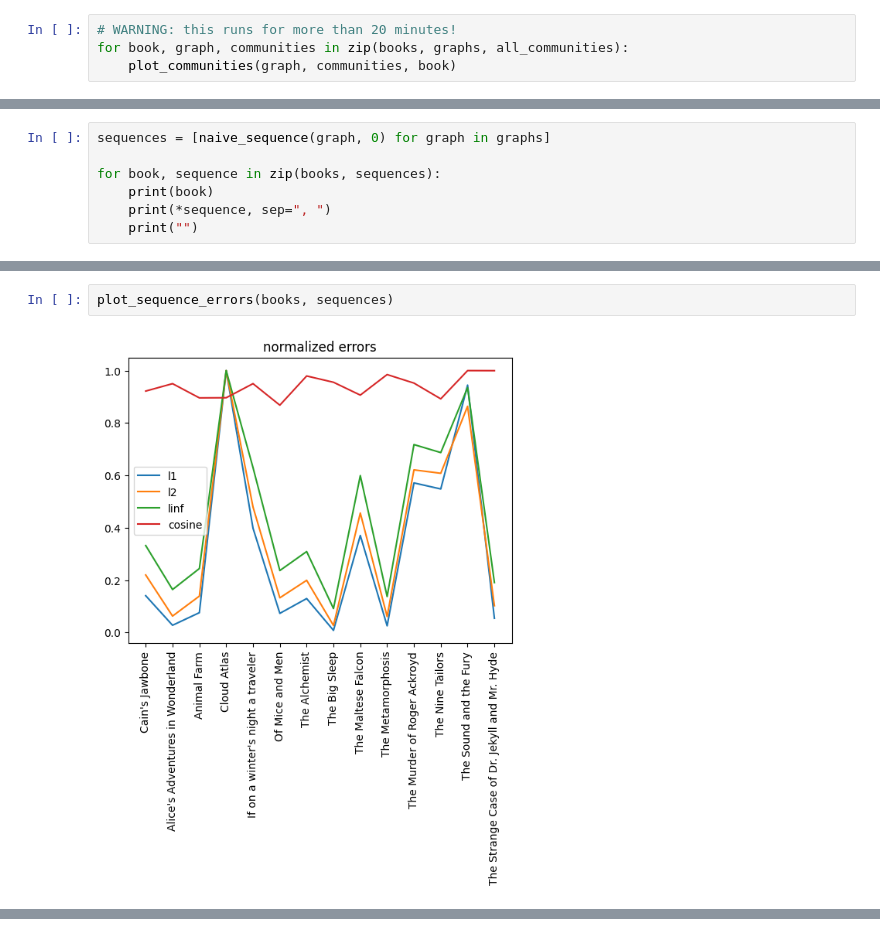
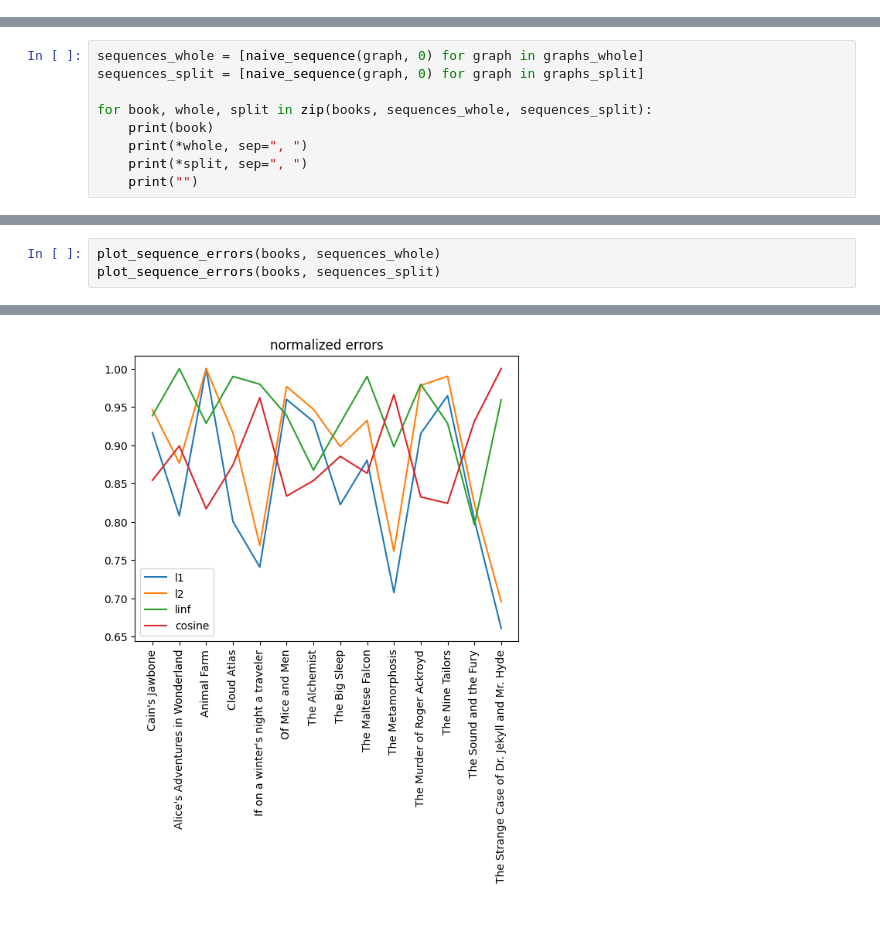
Before and after one commit to maxstollmayer/Graph-Algorithms-Project, a Jupyter notebook: graph_analysis.ipynb, the cells around one changed output, grey strips where cells are left out. Saved outputs shown, nothing was run; the diff lists cells and outputs as text.

```diff
--- a/graph_analysis.ipynb
+++ b/graph_analysis.ipynb
@@ -96,4 +122,0 @@ expected | predicted | book
-# %%
-# WARNING: this runs for more than 20 minutes!
-for book, graph, communities in zip(books, graphs, all_communities):
-    plot_communities(graph, communities, book)
@@ -115,9 +123,11 @@ for book, graph, communities in zip(books, graphs, all_communities):
 # %%
-sequences = [naive_sequence(graph, 0) for graph in graphs]
+sequences_whole = [naive_sequence(graph, 0) for graph in graphs_whole]
+sequences_split = [naive_sequence(graph, 0) for graph in graphs_split]
 
-for book, sequence in zip(books, sequences):
+for book, whole, split in zip(books, sequences_whole, sequences_split):
     print(book)
-    print(*sequence, sep=", ")
+    print(*whole, sep=", ")
+    print(*split, sep=", ")
     print("")
 # %% [output]
 Cain's Jawbone
@@ -140,4 +150,4 @@ The Strange Case of Dr. Jekyll and Mr. Hyde
-# %%
-plot_sequence_errors(books, sequences)
-# %% [output]
-[figure, removed]
+# %%
+plot_sequence_errors(books, sequences_whole)
+plot_sequence_errors(books, sequences_split)
+# %% [output]
@@ -143,0 +155 @@ plot_sequence_errors(books, sequences)
+[figure, added]
```
Also changed, not shown: parts of 7 cells of this notebook, 15 other files.
